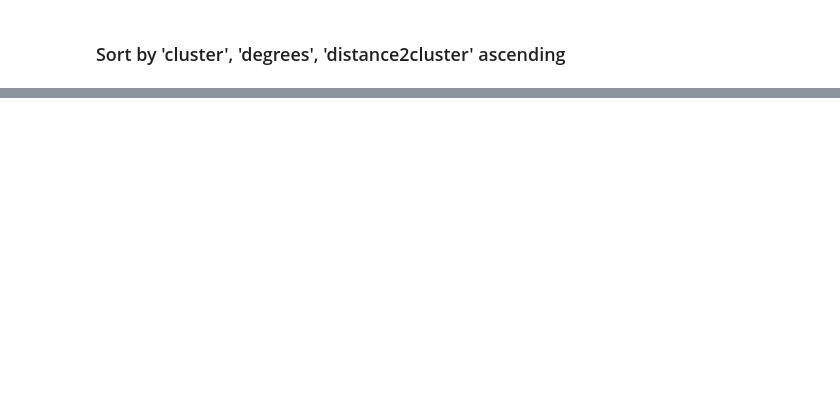
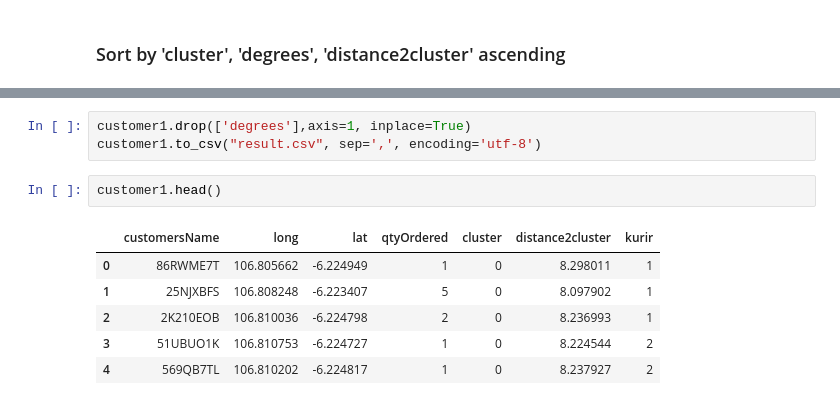
Before and after one commit to ken-kurniawanen/tugas-sains-manajemen, a Jupyter notebook: kulina-fix.ipynb, the cells around one changed output, grey strips where cells are left out. Drawn from its saved outputs; the diff is of its cells as text; blank space fills up the shorter version.

```diff
--- a/kulina-fix.ipynb
+++ b/kulina-fix.ipynb
@@ -747,0 +791,12 @@ plt.show()
+# %%
+customer1.drop(['degrees'],axis=1, inplace=True)
+customer1.to_csv("result.csv", sep=',', encoding='utf-8')
+# %%
+customer1.head()
+# %% [output]
+|  | customersName | long | lat | qtyOrdered | cluster | distance2cluster | kurir |
+| 0 | 86RWME7T | 106.805662 | -6.224949 | 1 | 0 | 8.298011 | 1 |
+| 1 | 25NJXBFS | 106.808248 | -6.223407 | 5 | 0 | 8.097902 | 1 |
+| 2 | 2K210EOB | 106.810036 | -6.224798 | 2 | 0 | 8.236993 | 1 |
+| 3 | 51UBUO1K | 106.810753 | -6.224727 | 1 | 0 | 8.224544 | 2 |
+| 4 | 569QB7TL | 106.810202 | -6.224817 | 1 | 0 | 8.237927 | 2 |
```
Also changed, not shown: parts of 19 cells of this notebook, 1 other file.
